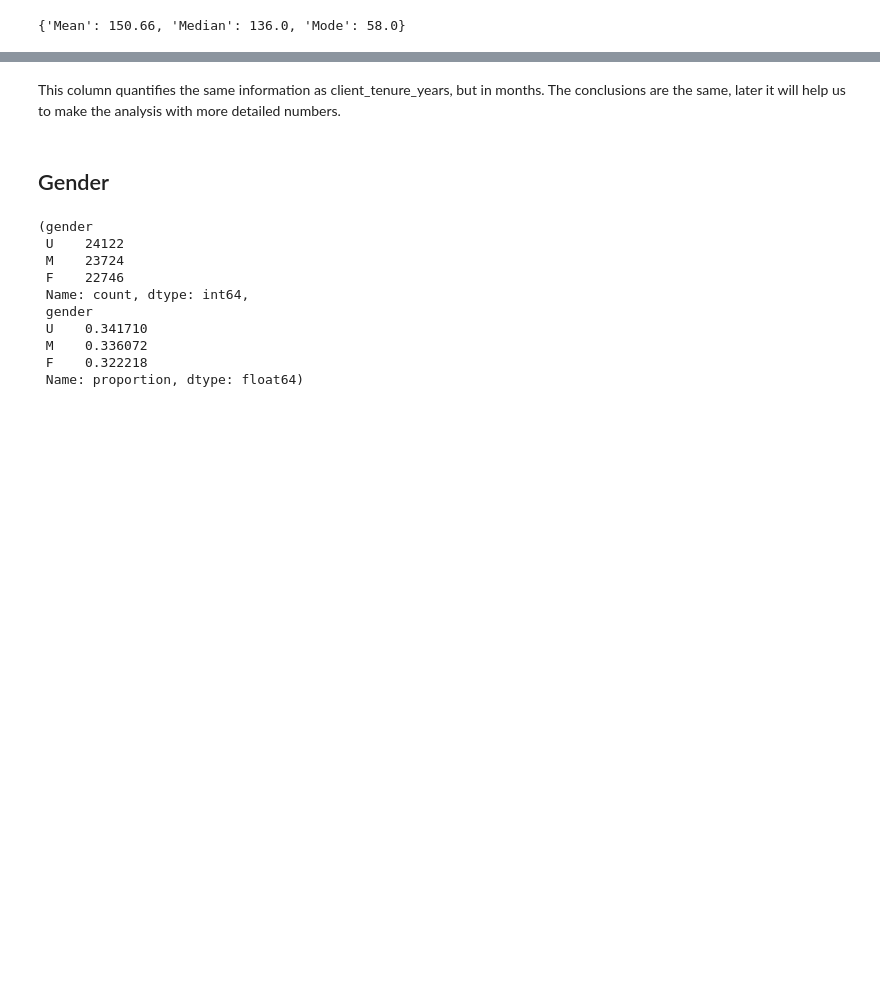
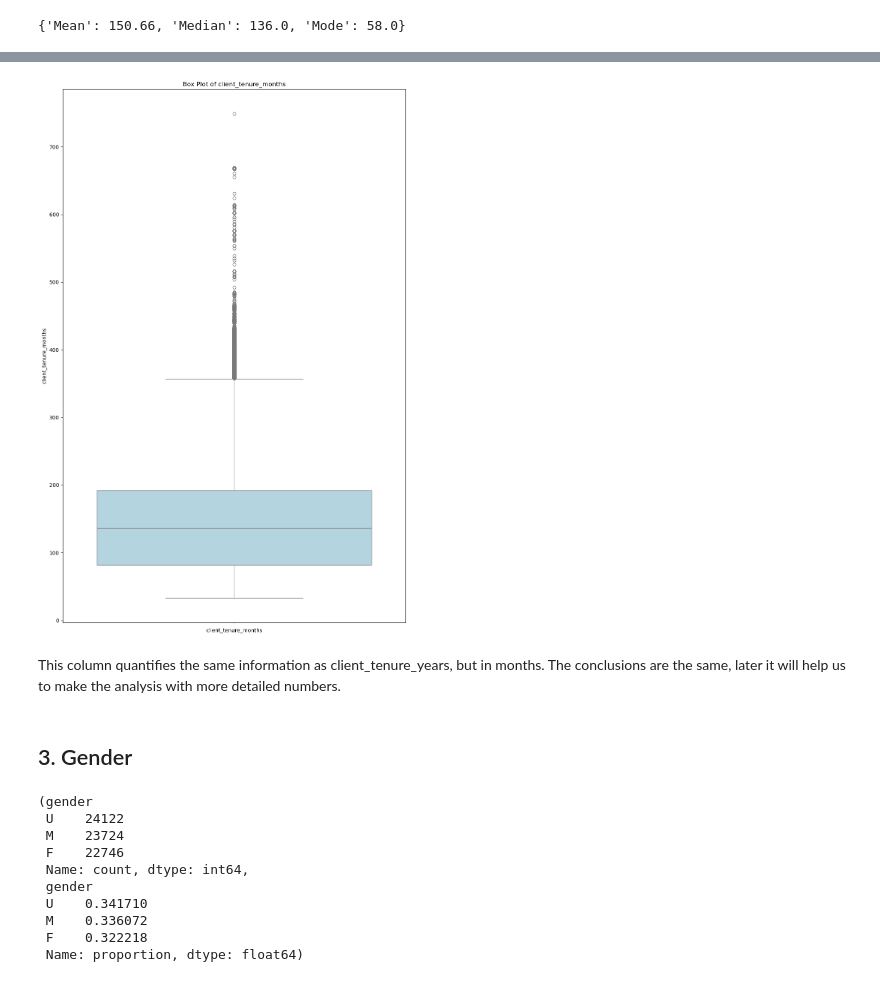
Before and after one commit to almudenaolg/Vanguard-AB-Test-Analysis, a Jupyter notebook: demo.ipynb, the cells around one changed output, grey strips where cells are left out. Cells and saved outputs as stored; diff of their text form; code cells hidden in the pictures; blank space fills up the shorter version.

```diff
--- a/demo.ipynb
+++ b/demo.ipynb
@@ -115,7 +156,11 @@ dispersion_tenure_months
+# %%
+plot_boxplot(df_demo, 'client_tenure_months')
+# %% [output]
+[figure, added]
 # %% [markdown]
 This column quantifies the same information as client_tenure_years, but in months. The conclusions are the same, later it will help us to make the analysis with more detailed numbers.
 # %% [markdown]
-## Gender
+## 3. Gender
 # %%
 df_demo = df_demo.drop(df_demo[df_demo['gender'] == 'X'].index)
 df_demo = convert_to_categorical(df_demo, 'gender')
```
Also changed, not shown: parts of 64 cells of this notebook, 1 other file.
